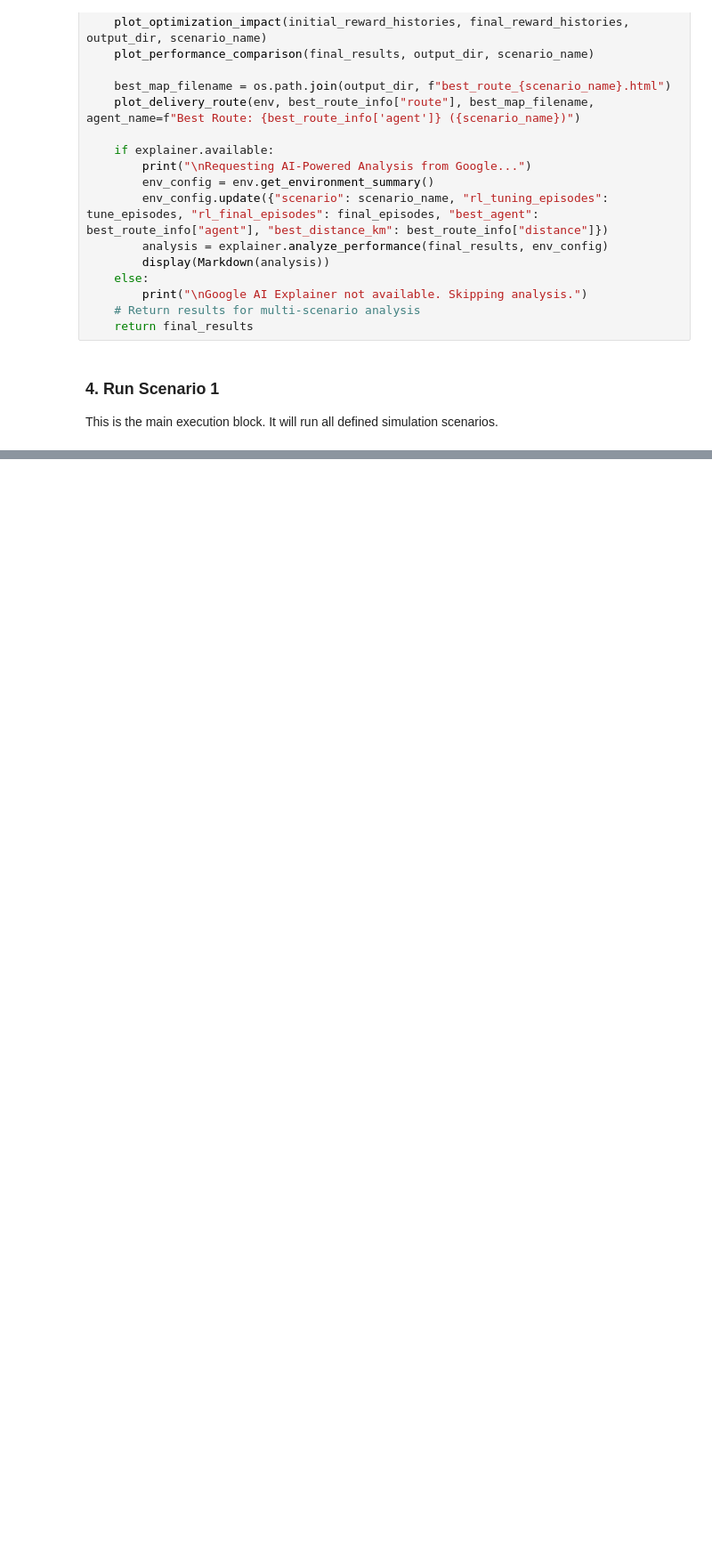
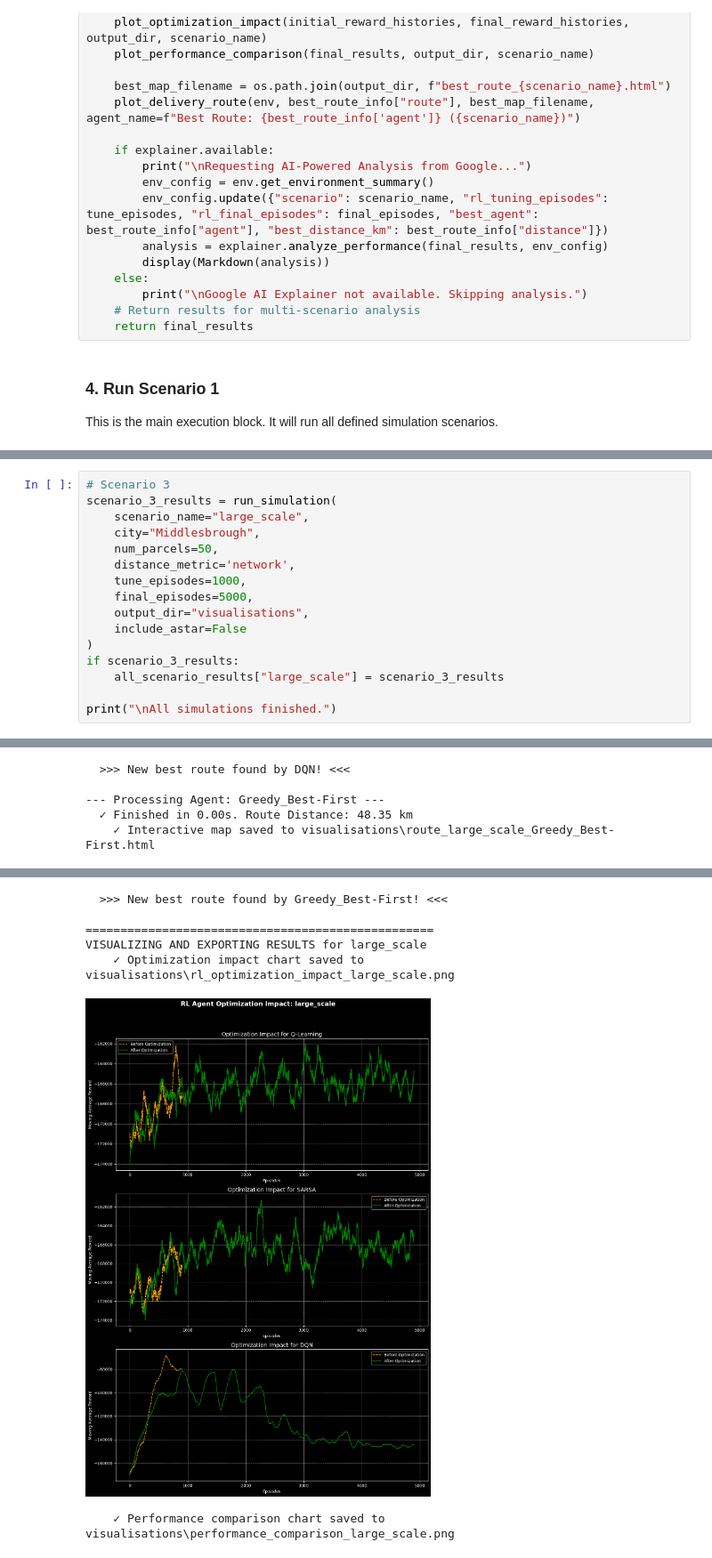
Before and after one commit to s3527013/AI_ICA, a Jupyter notebook: delivery_optimisation.ipynb, the cells around one changed output, grey strips where cells are left out. Shown at 89% size. Drawn from its saved outputs; the diff is of its cells as text; blank space fills up the shorter version.

```diff
--- a/delivery_optimisation.ipynb
+++ b/delivery_optimisation.ipynb
@@ -421,0 +348,17 @@ This chart provides a direct visual comparison of algorithm performance across t
+# %%
+# Scenario 3
+scenario_3_results = run_simulation(
+    scenario_name="large_scale",
+    city="Middlesbrough",
+    num_parcels=50,
+    distance_metric='network',
+    tune_episodes=1000,
+    final_episodes=5000,
+    output_dir="visualisations",
+    include_astar=False
+)
+if scenario_3_results:
+    all_scenario_results["large_scale"] = scenario_3_results
+
+print("\nAll simulations finished.")
+# %% [output]
@@ -421,0 +399,5 @@ This chart provides a direct visual comparison of algorithm performance across t
+  >>> New best route found by DQN! <<<
+
+--- Processing Agent: Greedy_Best-First ---
+  ✓ Finished in 0.00s. Route Distance: 48.35 km
+    ✓ Interactive map saved to visualisations\route_large_scale_Greedy_Best-First.html
@@ -421,0 +405,7 @@ This chart provides a direct visual comparison of algorithm performance across t
+  >>> New best route found by Greedy_Best-First! <<<
+
+==================================================
+VISUALIZING AND EXPORTING RESULTS for large_scale
+    ✓ Optimization impact chart saved to visualisations\rl_optimization_impact_large_scale.png
+[figure, added]
+    ✓ Performance comparison chart saved to visualisations\performance_comparison_large_scale.png
```
Also changed, not shown: parts of 15 cells of this notebook, 28 other files.
